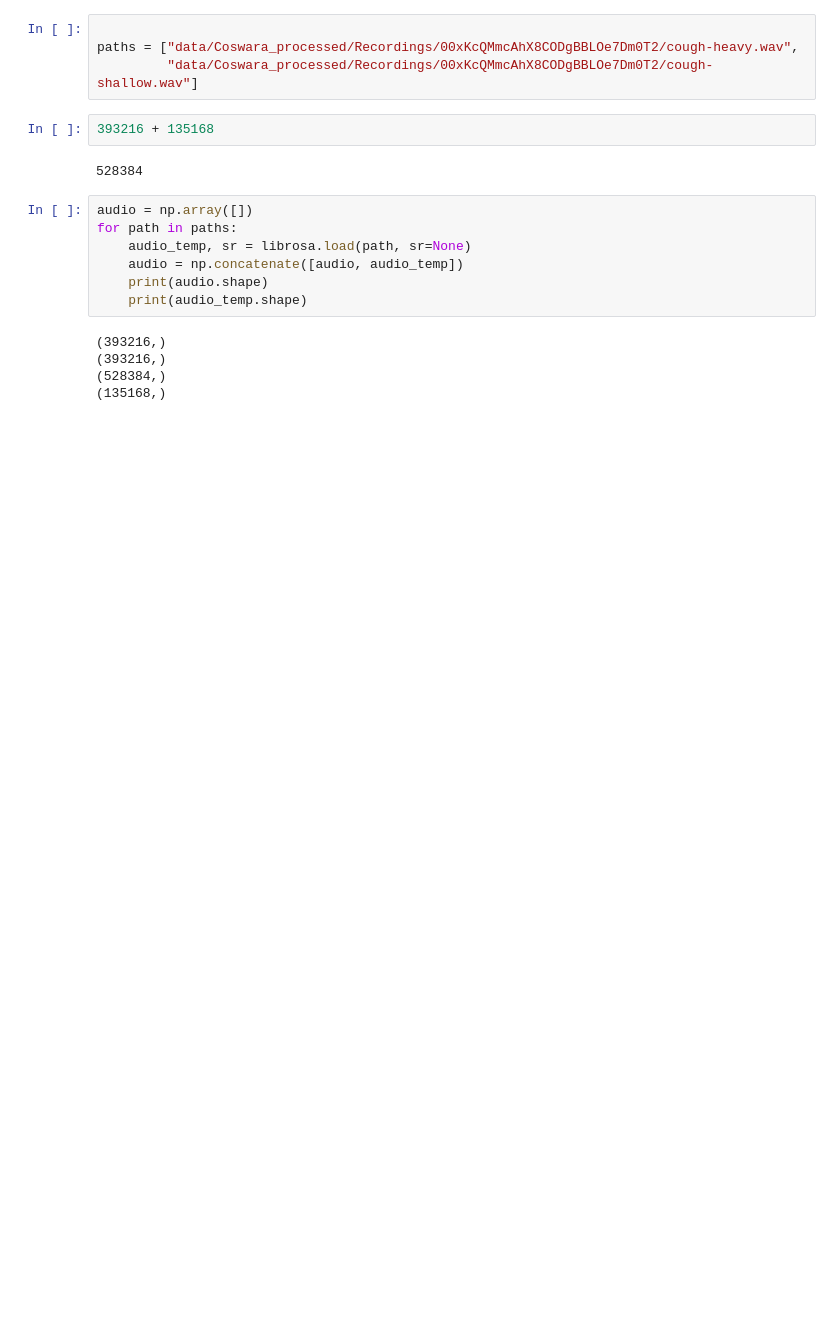
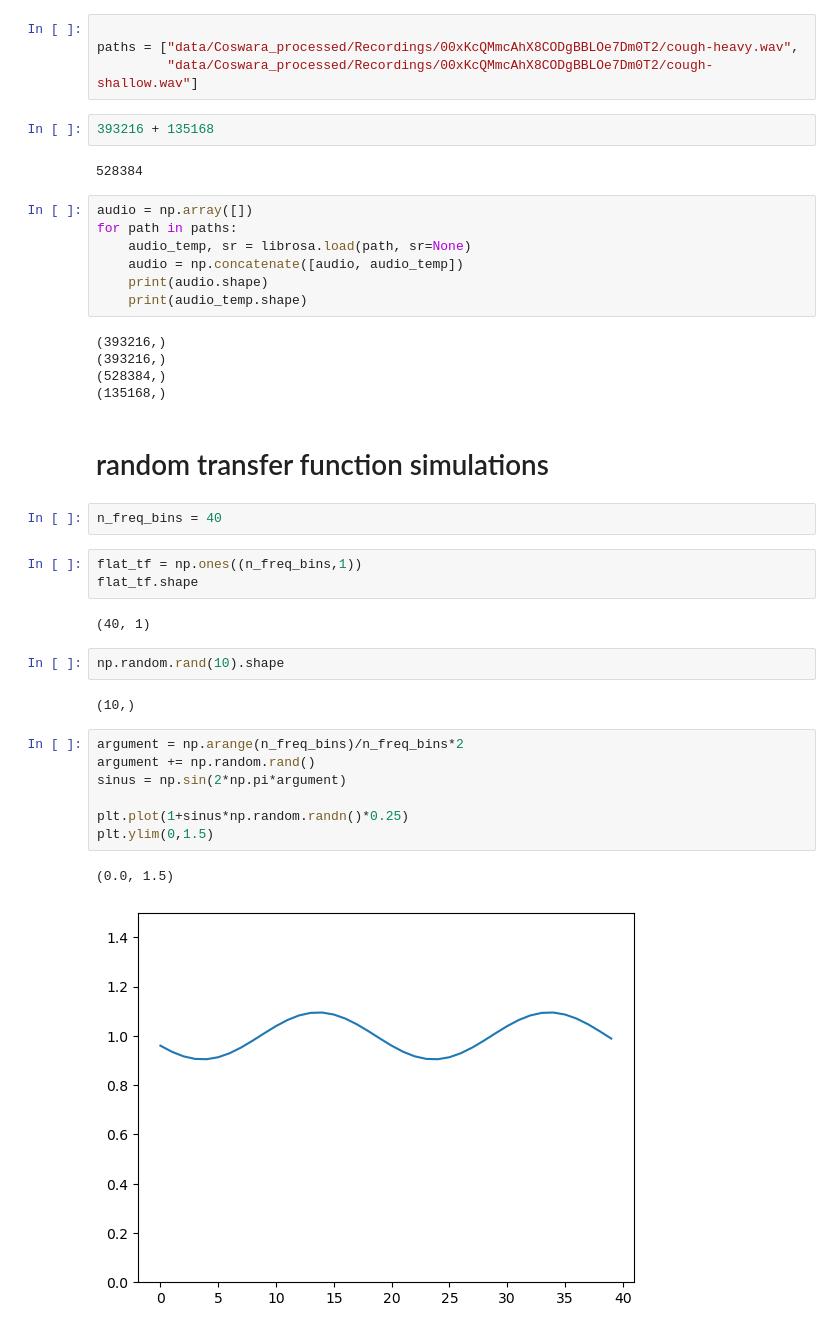
Before and after one commit to MichaelReiter94/acoustic_covid_detection, a Jupyter notebook: python/Jupyter_Notebooks/Untitled.ipynb, the cells around one changed output. Saved outputs shown, nothing was run; the diff lists cells and outputs as text; blank space fills up the shorter version.

```diff
--- a/python/Jupyter_Notebooks/Untitled.ipynb
+++ b/python/Jupyter_Notebooks/Untitled.ipynb
@@ -100,3 +105,26 @@ for path in paths:
 (393216,)
 (528384,)
 (135168,)
+# %% [markdown]
+# random transfer function simulations
+# %%
+n_freq_bins = 40
+# %%
+flat_tf = np.ones((n_freq_bins,1))
+flat_tf.shape
+# %% [output]
+(40, 1)
+# %%
+np.random.rand(10).shape
+# %% [output]
+(10,)
+# %%
+argument = np.arange(n_freq_bins)/n_freq_bins*2
+argument += np.random.rand()
+sinus = np.sin(2*np.pi*argument)
+
+plt.plot(1+sinus*np.random.randn()*0.25)
+plt.ylim(0,1.5)
+# %% [output]
+(0.0, 1.5)
+[figure, added]
```
Also changed, not shown: parts of 7 cells of this notebook, 13 other files.
